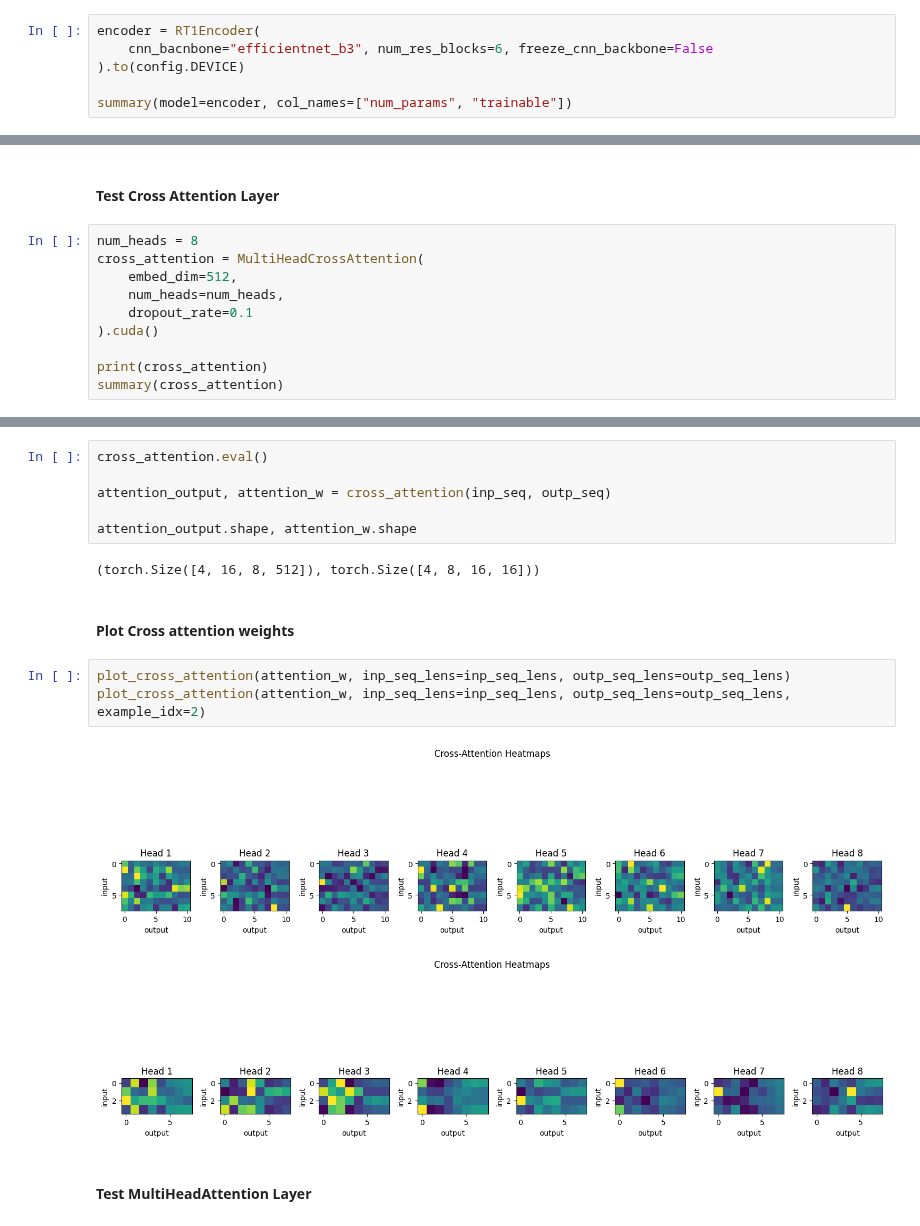
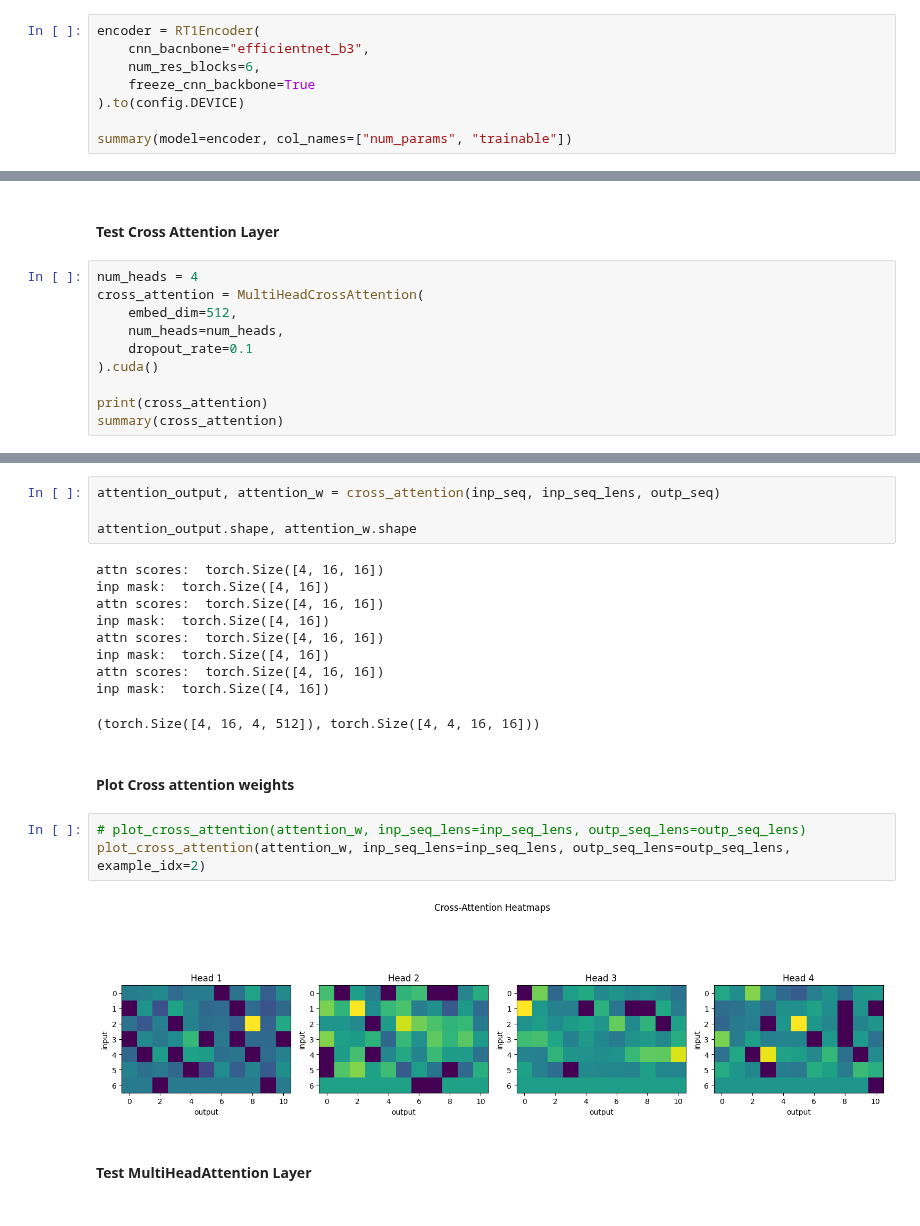
Before and after one commit to dric2018/smf_be, a Jupyter notebook: notebooks/Model.ipynb, the cells around one changed output, grey strips where cells are left out. Saved outputs shown, nothing was run; the diff lists cells and outputs as text.

```diff
--- a/notebooks/Model.ipynb
+++ b/notebooks/Model.ipynb
@@ -217,7 +186,9 @@ torch.Size([8, 6, 512, 8])
 #### RT-1 Encoder
 # %%
 encoder = RT1Encoder(
-    cnn_bacnbone="efficientnet_b3", num_res_blocks=6, freeze_cnn_backbone=False
+    cnn_bacnbone="efficientnet_b3",
+    num_res_blocks=6,
+    freeze_cnn_backbone=True
 ).to(config.DEVICE)
 
 summary(model=encoder, col_names=["num_params", "trainable"])
@@ -312,7 +256,7 @@ tensor([[1., 1., 1.,  ..., 0., 0., 0.],
 # %% [markdown]
 #### Test Cross Attention Layer
 # %%
-num_heads = 8
+num_heads = 4
 cross_attention = MultiHeadCrossAttention(
     embed_dim=512,
     num_heads=num_heads,
@@ -448,20 +396,25 @@ outp, outp.shape
  torch.Size([4, 16]))
 # %%
-cross_attention.eval()
-
-attention_output, attention_w = cross_attention(inp_seq, outp_seq)
+attention_output, attention_w = cross_attention(inp_seq, inp_seq_lens, outp_seq)
 
 attention_output.shape, attention_w.shape
 # %% [output]
-(torch.Size([4, 16, 8, 512]), torch.Size([4, 8, 16, 16]))
+attn scores:  torch.Size([4, 16, 16])
+inp mask:  torch.Size([4, 16])
+attn scores:  torch.Size([4, 16, 16])
+inp mask:  torch.Size([4, 16])
+attn scores:  torch.Size([4, 16, 16])
+inp mask:  torch.Size([4, 16])
+attn scores:  torch.Size([4, 16, 16])
+inp mask:  torch.Size([4, 16])
+(torch.Size([4, 16, 4, 512]), torch.Size([4, 4, 16, 16]))
 # %% [markdown]
 #### Plot Cross attention weights
 # %%
-plot_cross_attention(attention_w, inp_seq_lens=inp_seq_lens, outp_seq_lens=outp_seq_lens)
+# plot_cross_attention(attention_w, inp_seq_lens=inp_seq_lens, outp_seq_lens=outp_seq_lens)
 plot_cross_attention(attention_w, inp_seq_lens=inp_seq_lens, outp_seq_lens=outp_seq_lens, example_idx=2)
 # %% [output]
-[figure, old version]
+[figure, new version]
-[figure, removed]
 # %% [markdown]
 #### Test MultiHeadAttention Layer
 # %%
```
Also changed, not shown: parts of 35 cells of this notebook, 3 other files.
